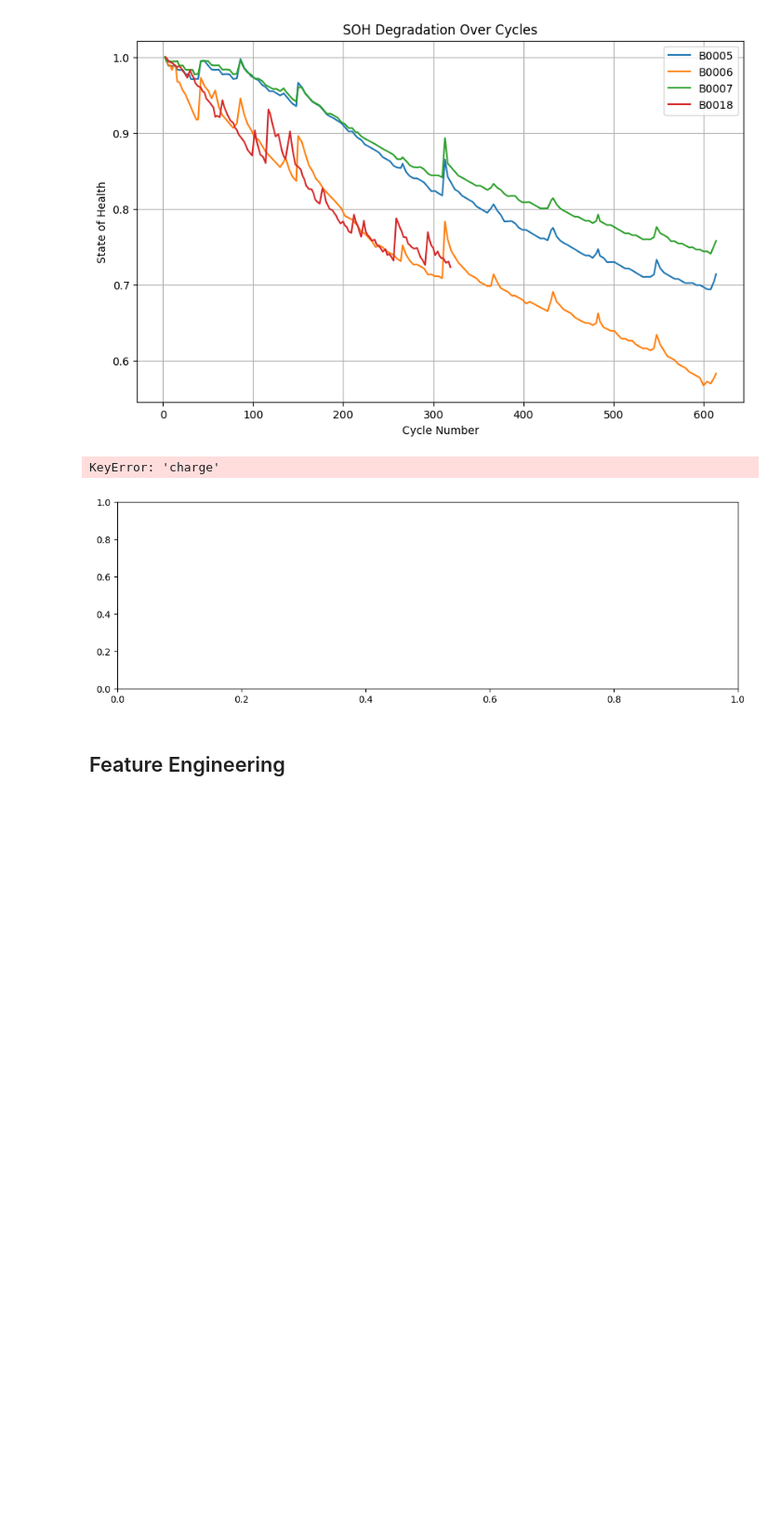
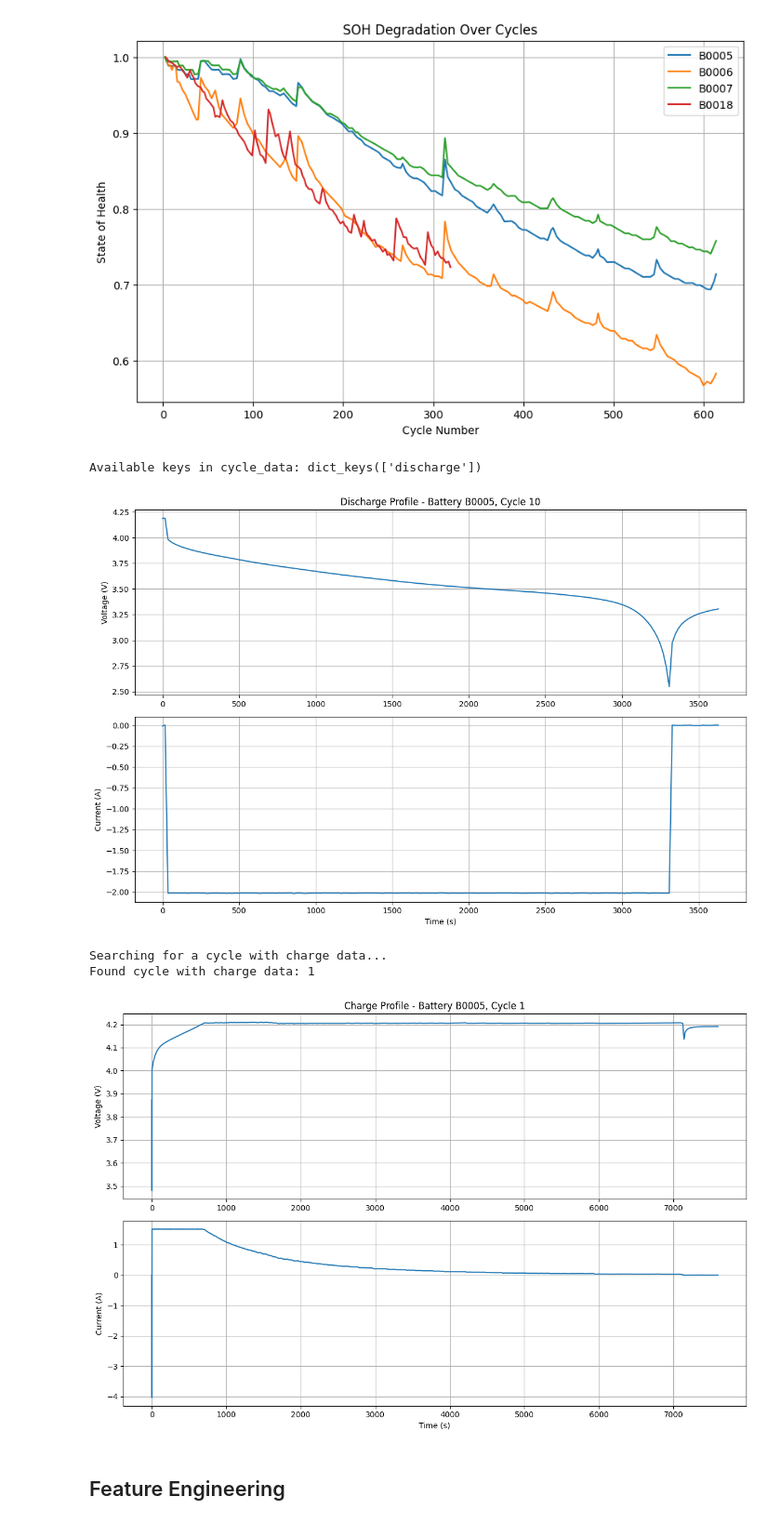
Before and after one commit to krithicswaroopan/Li-ion_Battery-Performance-Prediction, a Jupyter notebook: notebooks/battery_data_analysis.ipynb, the cells around one changed output. Shown at 93% size. Saved outputs shown, nothing was run; the diff lists cells and outputs as text; code cells hidden in the pictures; blank space fills up the shorter version.

```diff
--- a/notebooks/battery_data_analysis.ipynb
+++ b/notebooks/battery_data_analysis.ipynb
@@ -119,47 +119,68 @@ plt.show()
 # %%
 # Analyze voltage and current profiles for a single cycle
 battery_id = battery_names[0]
 cycle_number = 10  # Choose an early cycle
 cycle_data = processed_batteries[battery_id]['cycles'][cycle_number]
 
+# Debug: Check what keys are available in cycle_data
+print(f"Available keys in cycle_data: {cycle_data.keys()}")
+
+# Plot available data for this cycle (either charge, discharge, or both)
 plt.figure(figsize=(12, 8))
 
-# Plot charge data
-plt.subplot(2, 1, 1)
-plt.plot(cycle_data['charge']['Time (s)'], cycle_data['charge']['Voltage (V)'], label='Voltage')
-plt.ylabel('Voltage (V)')
-plt.title(f'Charge Profile - Battery {battery_id}, Cycle {cycle_number}')
-plt.grid(True)
+if 'discharge' in cycle_data:
+    # Plot discharge data
+    plt.subplot(2, 1, 1)
+    plt.plot(cycle_data['discharge']['Time (s)'], cycle_data['discharge']['Voltage (V)'], label='Voltage')
+    plt.ylabel('Voltage (V)')
+    plt.title(f'Discharge Profile - Battery {battery_id}, Cycle {cycle_number}')
+    plt.grid(True)
 
-plt.subplot(2, 1, 2)
-plt.plot(cycle_data['charge']['Time (s)'], cycle_data['charge']['Current (A)'], label='Current')
-plt.xlabel('Time (s)')
-plt.ylabel('Current (A)')
-plt.grid(True)
+    plt.subplot(2, 1, 2)
+    plt.plot(cycle_data['discharge']['Time (s)'], cycle_data['discharge']['Current (A)'], label='Current')
+    plt.xlabel('Time (s)')
+    plt.ylabel('Current (A)')
+    plt.grid(True)
 
-plt.tight_layout()
-plt.show()
+    plt.tight_layout()
+    plt.show()
+else:
+    print(f"No discharge data found for cycle {cycle_number}")
 
-# Plot discharge data
-plt.figure(figsize=(12, 8))
+# If you want to find a cycle with charge data, you can use this:
+print("\nSearching for a cycle with charge data...")
+for cycle_num in sorted(processed_batteries[battery_id]['cycles'].keys()):
+    if 'charge' in processed_batteries[battery_id]['cycles'][cycle_num]:
+        print(f"Found cycle with charge data: {cycle_num}")
 
-plt.subplot(2, 1, 1)
-plt.plot(cycle_data['discharge']['Time (s)'], cycle_data['discharge']['Voltage (V)'], label='Voltage')
-plt.ylabel('Voltage (V)')
-plt.title(f'Discharge Profile - Battery {battery_id}, Cycle {cycle_number}')
-plt.grid(True)
+        # Plot charge data for this cycle
+        charge_cycle_data = processed_batteries[battery_id]['cycles'][cycle_num]
 
-plt.subplot(2, 1, 2)
-plt.plot(cycle_data['discharge']['Time (s)'], cycle_data['discharge']['Current (A)'], label='Current')
-plt.xlabel('Time (s)')
-plt.ylabel('Current (A)')
-plt.grid(True)
+        plt.figure(figsize=(12, 8))
+        plt.subplot(2, 1, 1)
+        plt.plot(charge_cycle_data['charge']['Time (s)'], charge_cycle_data['charge']['Voltage (V)'], label='Voltage')
+        plt.ylabel('Voltage (V)')
+        plt.title(f'Charge Profile - Battery {battery_id}, Cycle {cycle_num}')
+        plt.grid(True)
 
-plt.tight_layout()
-plt.show()
+        plt.subplot(2, 1, 2)
+        plt.plot(charge_cycle_data['charge']['Time (s)'], charge_cycle_data['charge']['Current (A)'], label='Current')
+        plt.xlabel('Time (s)')
+        plt.ylabel('Current (A)')
+        plt.grid(True)
+
+        plt.tight_layout()
+        plt.show()
+
+        break
+else:
+    print("No cycles with charge data found")
 # %% [output]
-KeyError: 'charge'
+Available keys in cycle_data: dict_keys(['discharge'])
-[figure, old version]
+[figure, new version]
+Searching for a cycle with charge data...
+Found cycle with charge data: 1
+[figure, added]
 # %% [markdown]
 ## Feature Engineering
 # %%
```
Also changed, not shown: parts of 3 cells of this notebook, 14 other files.
